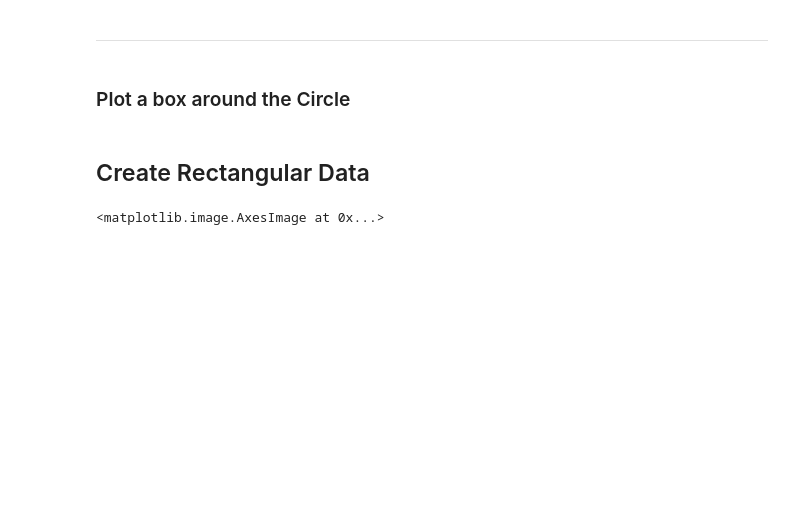
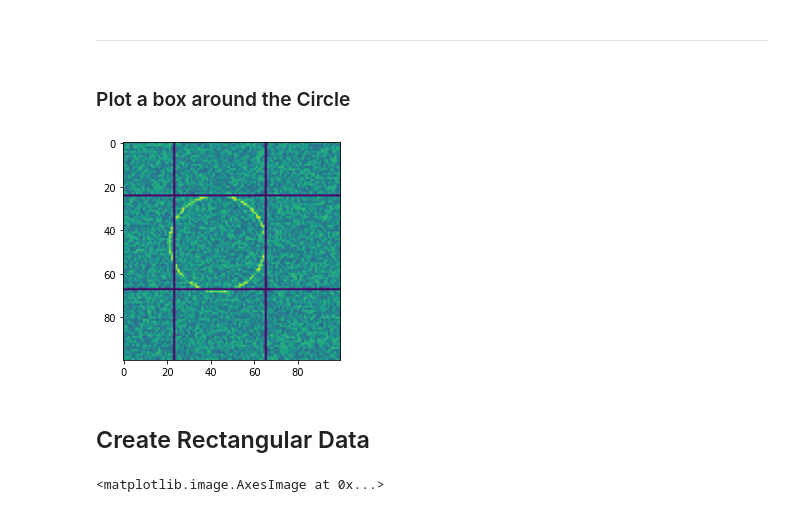
Before and after one commit to cfichtlscherer/ml, a Jupyter notebook: ml/finding_circles_2.ipynb, the cells around one changed output. Drawn from its saved outputs; the diff is of its cells as text; code cells hidden in the pictures; blank space fills up the shorter version.

```diff
--- a/ml/finding_circles_2.ipynb
+++ b/ml/finding_circles_2.ipynb
@@ -117,25 +193,29 @@ for i in range(30):
 # %% [markdown]
 ### Plot a box around the Circle
 # %%
-circle_number = 15
+circle_number = 6
 
 cx, cy, r = predictions[circle_number]
 
 x_1 = int(cx - r)
 x_2 = int(cx + r)
 
 y_1 = int(cy - r)
 y_2 = int(cy + r)
 
 test_circle_2d = test_circles[circle_number,:,:,0]
 
 w_image = test_circle_2d.copy()
 w_image[:,y_1] = -1
 w_image[:,y_2] = -1
 w_image[x_1-1 : x_1] = -1
 w_image[x_2-1 : x_2] = -1
 
 plt.imshow(w_image)
+
+plt.savefig("example.png")
+# %% [output]
+[figure, added]
 # %% [markdown]
 ## Create Rectangular Data
 # %%
```
Also changed, not shown: parts of 14 cells of this notebook, 2 other files.
